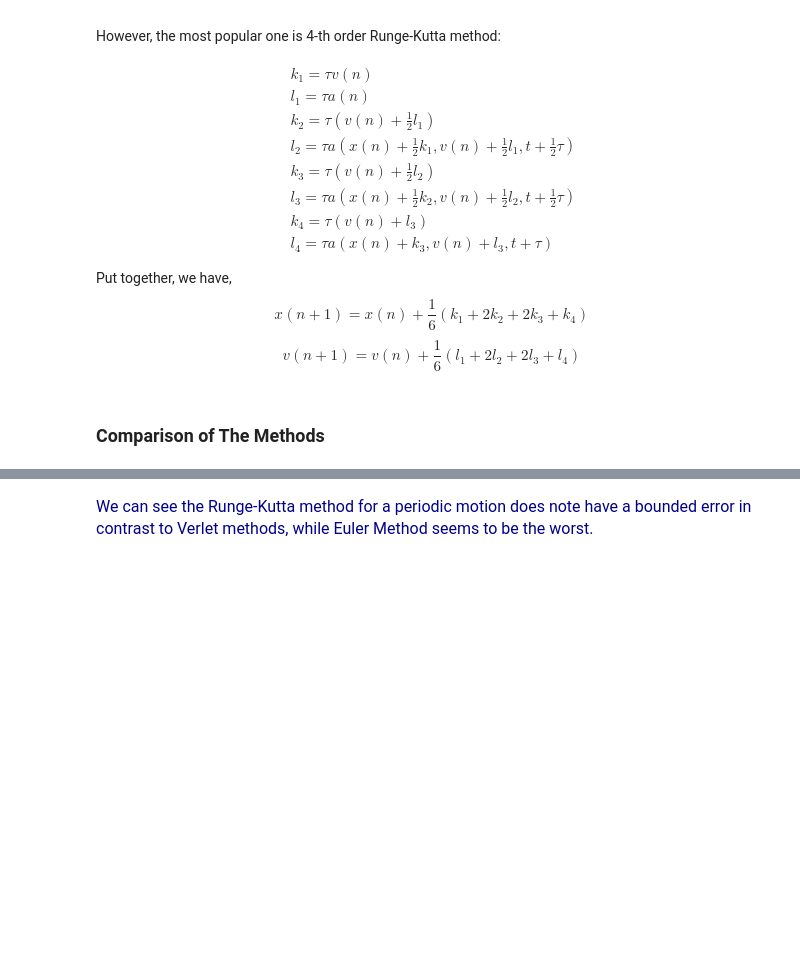
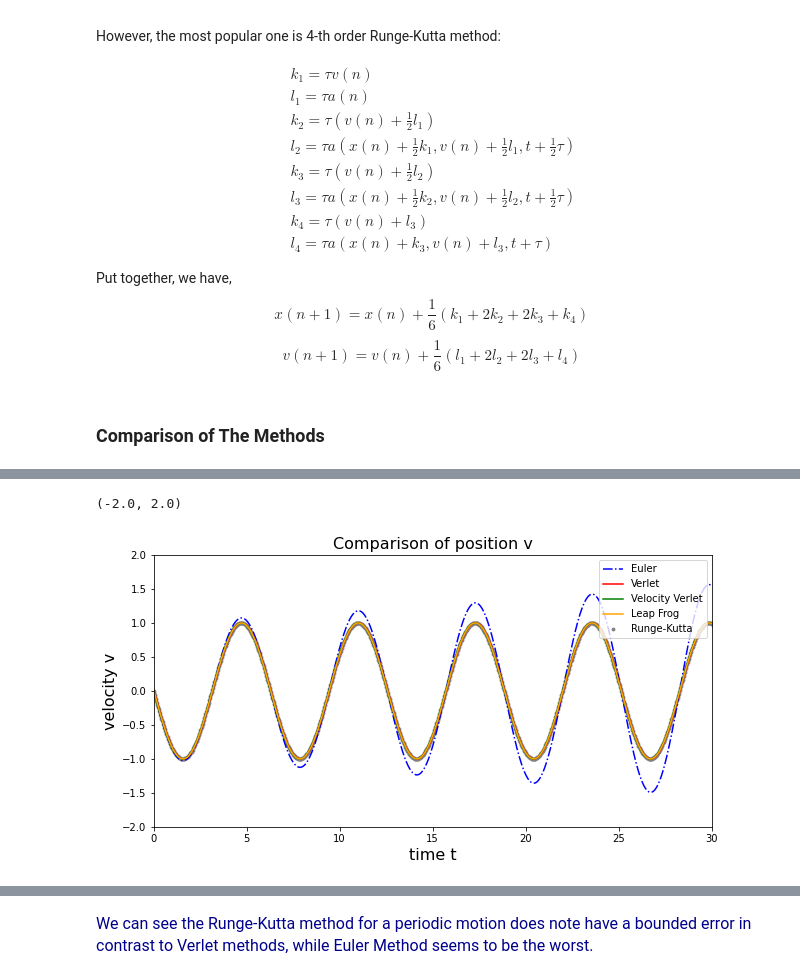
Before and after one commit to hylu666/hku-physics4150, a Jupyter notebook: Solving_Differential_Equations/Differential_Equations_1_Methods.ipynb, the cells around one changed output, grey strips where cells are left out. Cells and saved outputs as stored; diff of their text form; code cells hidden in the pictures; blank space fills up the shorter version.

```diff
--- a/Solving_Differential_Equations/Differential_Equations_1_Methods.ipynb
+++ b/Solving_Differential_Equations/Differential_Equations_1_Methods.ipynb
@@ -226,2 +228,19 @@ plt.ylim(-1.5,2)
+# %%
+#velocity v plot
+plt.figure(figsize=(10,5))
+plt.plot(t_Eu,v_Eu,'-.',c='blue',label='Euler')
+plt.plot(t_v,v_v,color='red',label='Verlet')
+plt.plot(t_v,v_vv,color='green',label='Velocity Verlet')
+plt.plot(t_v,v_lf,color='orange',label='Leap Frog')
+plt.scatter(t_rk,v_rk,color='grey',s=8,label='Runge-Kutta')
+plt.legend()
+plt.xlabel('time t',size=16)
+plt.ylabel('velocity v',size=16)
+plt.title('Comparison of position v',size=16)
+plt.xlim(0,30)
+plt.ylim(-2,2)
+# %% [output]
+(-2.0, 2.0)
+[figure, added]
 # %%
 #energy plot
```
Also changed, not shown: parts of 3 cells of this notebook.
